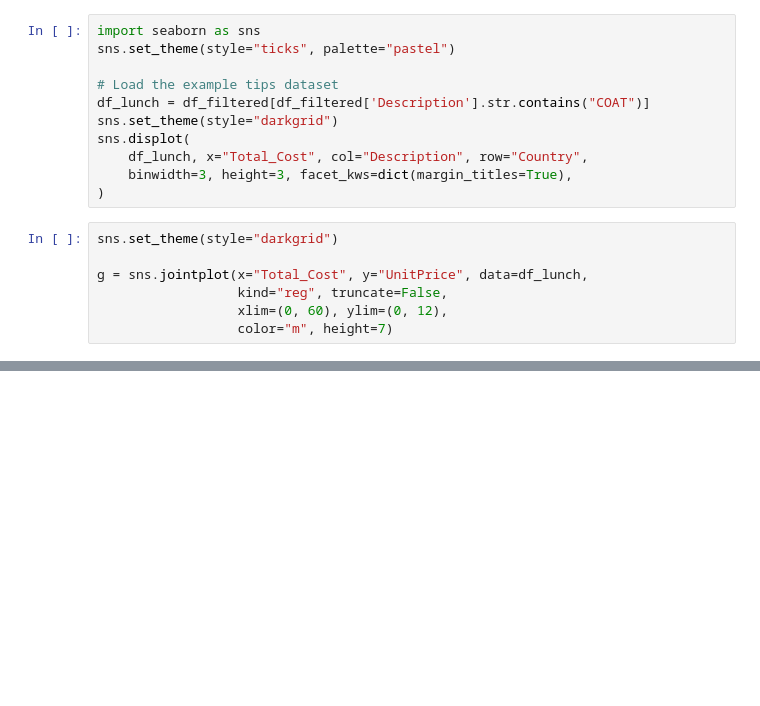
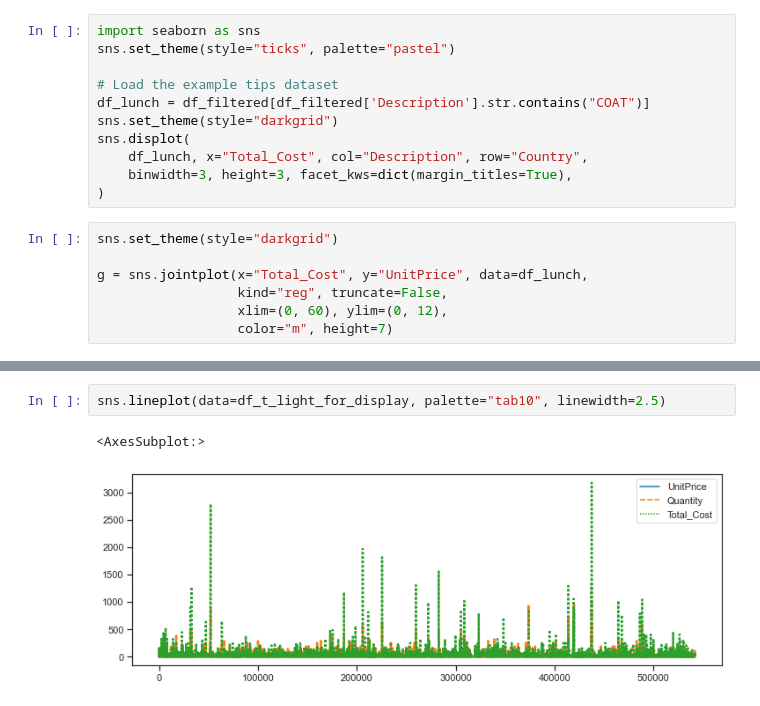
Before and after one commit to sdey22/Finance_Analytics, a Jupyter notebook: Assesment_Ver1.0.ipynb, the cells around one changed output, grey strips where cells are left out. Saved outputs shown, nothing was run; the diff lists cells and outputs as text; blank space fills up the shorter version.

```diff
--- a/Assesment_Ver1.0.ipynb
+++ b/Assesment_Ver1.0.ipynb
@@ -523,0 +584,5 @@ count.most_common(20)
+# %%
+sns.lineplot(data=df_t_light_for_display, palette="tab10", linewidth=2.5)
+# %% [output]
+<AxesSubplot:>
+[figure, added]
```
Also changed, not shown: parts of 51 cells of this notebook.
